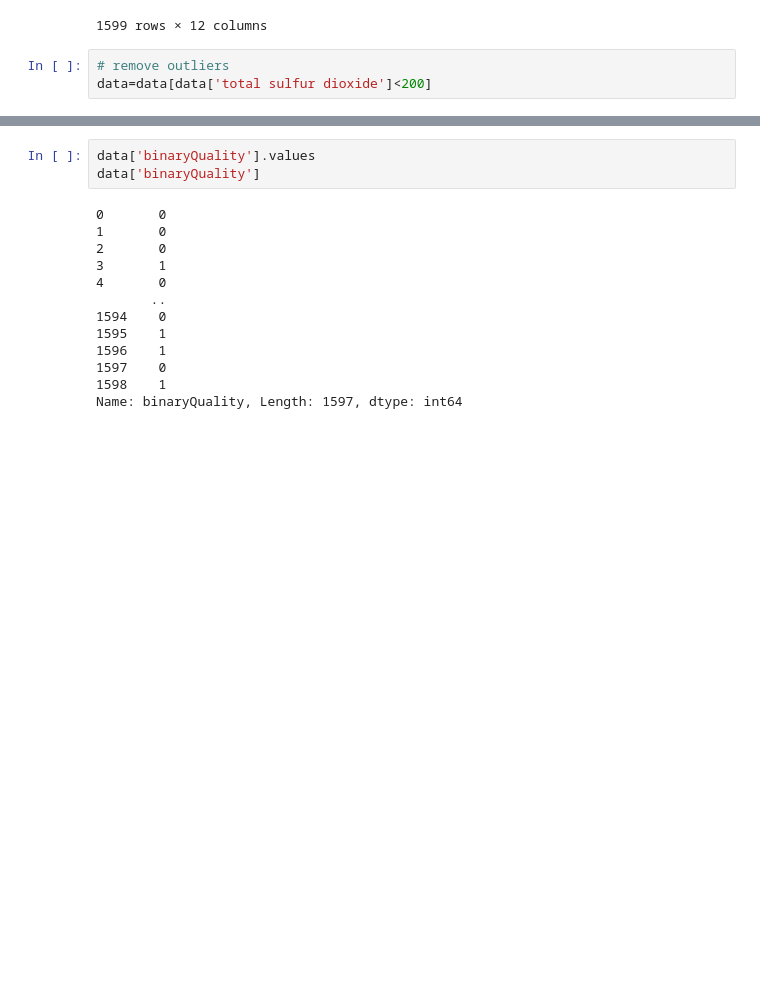
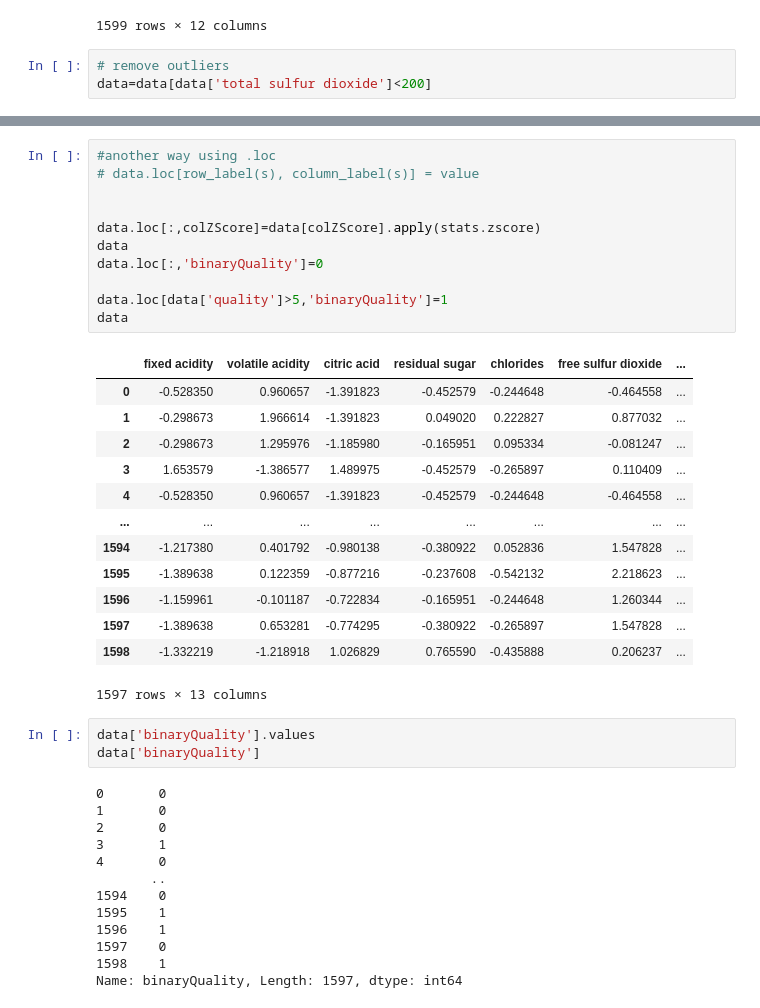
Before and after one commit to mario-george/model-training-pytorch, a Jupyter notebook: wineDatasetQuality.ipynb, the cells around one changed output, grey strips where cells are left out. Saved outputs shown, nothing was run; the diff lists cells and outputs as text; blank space fills up the shorter version.

```diff
--- a/wineDatasetQuality.ipynb
+++ b/wineDatasetQuality.ipynb
@@ -62,3 +78,28 @@ See the caveats in the documentation: https://pandas.pydata.org/pandas-docs/stab
+# %%
+#another way using .loc
+# data.loc[row_label(s), column_label(s)] = value
+
+
+data.loc[:,colZScore]=data[colZScore].apply(stats.zscore)
+data
+data.loc[:,'binaryQuality']=0
+
+data.loc[data['quality']>5,'binaryQuality']=1
+data
+# %% [output]
+|  | fixed acidity | volatile acidity | citric acid | residual sugar | chlorides | free sulfur dioxide | ... |
+| 0 | -0.528350 | 0.960657 | -1.391823 | -0.452579 | -0.244648 | -0.464558 | ... |
+| 1 | -0.298673 | 1.966614 | -1.391823 | 0.049020 | 0.222827 | 0.877032 | ... |
+| 2 | -0.298673 | 1.295976 | -1.185980 | -0.165951 | 0.095334 | -0.081247 | ... |
+| 3 | 1.653579 | -1.386577 | 1.489975 | -0.452579 | -0.265897 | 0.110409 | ... |
+| 4 | -0.528350 | 0.960657 | -1.391823 | -0.452579 | -0.244648 | -0.464558 | ... |
+| ... | ... | ... | ... | ... | ... | ... | ... |
+| 1594 | -1.217380 | 0.401792 | -0.980138 | -0.380922 | 0.052836 | 1.547828 | ... |
+| 1595 | -1.389638 | 0.122359 | -0.877216 | -0.237608 | -0.542132 | 2.218623 | ... |
+| 1596 | -1.159961 | -0.101187 | -0.722834 | -0.165951 | -0.244648 | 1.260344 | ... |
+| 1597 | -1.389638 | 0.653281 | -0.774295 | -0.380922 | -0.265897 | 1.547828 | ... |
+| 1598 | -1.332219 | -1.218918 | 1.026829 | 0.765590 | -0.435888 | 0.206237 | ... |
+1597 rows × 13 columns
 # %%
 data['binaryQuality'].values
 data['binaryQuality']
```
Also changed, not shown: parts of 4 cells of this notebook, 1 other file.
